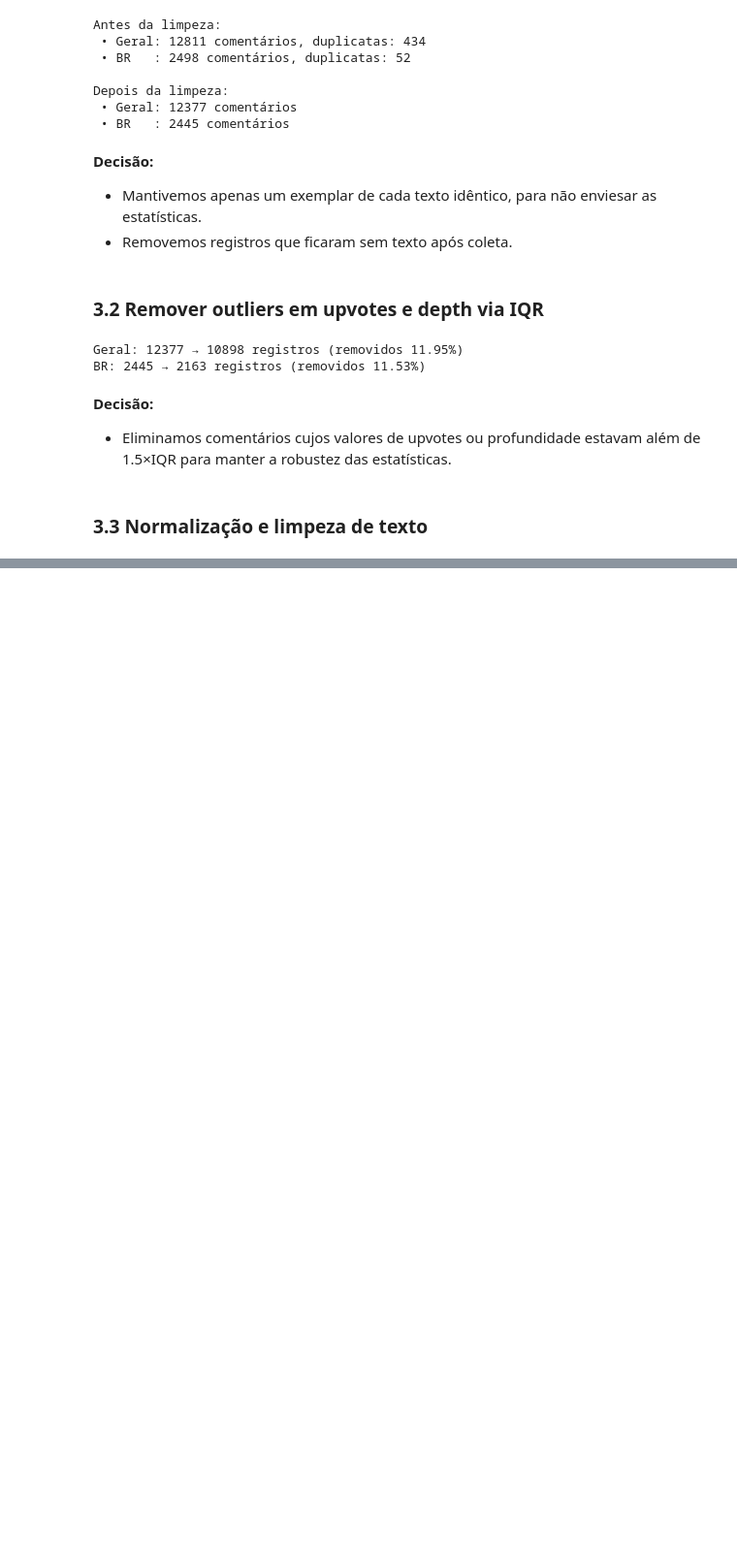
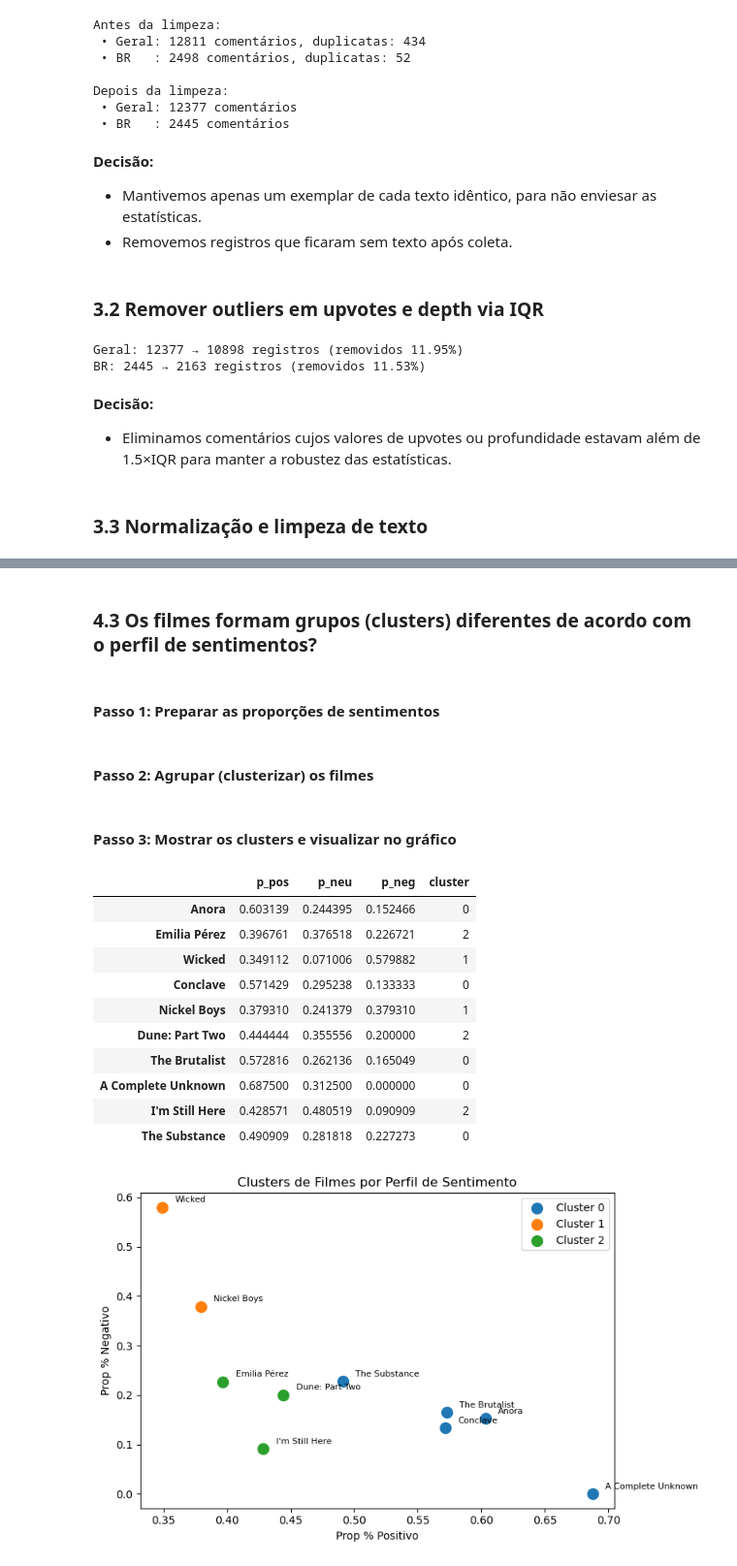
Before and after one commit to lucashsnery/Projeto-ICD, a Jupyter notebook: relatorio.ipynb, the cells around one changed output, grey strips where cells are left out. Shown at 97% size. Saved outputs shown, nothing was run; the diff lists cells and outputs as text; code cells hidden in the pictures; blank space fills up the shorter version.

```diff
--- a/relatorio.ipynb
+++ b/relatorio.ipynb
@@ -546,0 +546,56 @@ plt.show()
+# %% [markdown]
+### 4.3 Os filmes formam grupos (clusters) diferentes de acordo com o perfil de sentimentos?
+# %% [markdown]
+#### Passo 1: Preparar as proporções de sentimentos
+# %%
+df_prop = (
+    pd.DataFrame.from_dict(sentimentos_por_filme, orient='index')
+      .assign(total=lambda df: df[['positivo','neutro','negativo']].sum(axis=1))
+      .assign(
+         p_pos=lambda df: df['positivo']/df['total'],
+         p_neu=lambda df: df['neutro']/df['total'],
+         p_neg=lambda df: df['negativo']/df['total']
+      )
+    [['p_pos','p_neu','p_neg']]
+)
+# %% [markdown]
+#### Passo 2: Agrupar (clusterizar) os filmes
+# %%
+import warnings
+warnings.filterwarnings('ignore', message='.*memory leak on Windows with MKL.*')
+
+from sklearn.cluster import KMeans
+
+k = 3
+km = KMeans(n_clusters=k, random_state=42)
+df_prop['cluster'] = km.fit_predict(df_prop)
+# %% [markdown]
+#### Passo 3: Mostrar os clusters e visualizar no gráfico
+# %%
+display(df_prop[['p_pos','p_neu','p_neg','cluster']])
+
+fig, ax = plt.subplots(figsize=(8,5))
+for c in range(k):
+    sel = df_prop[df_prop['cluster']==c]
+    ax.scatter(sel['p_pos'], sel['p_neg'], label=f'Cluster {c}', s=100)
+    for filme in sel.index:
+        ax.text(sel.loc[filme,'p_pos']+0.01, sel.loc[filme,'p_neg']+0.01, filme, fontsize=8)
+ax.set_xlabel('Prop % Positivo')
+ax.set_ylabel('Prop % Negativo')
+ax.set_title('Clusters de Filmes por Perfil de Sentimento')
+ax.legend()
+plt.tight_layout()
+plt.show()
+# %% [output]
+|  | p_pos | p_neu | p_neg | cluster |
+| Anora | 0.603139 | 0.244395 | 0.152466 | 0 |
+| Emilia Pérez | 0.396761 | 0.376518 | 0.226721 | 2 |
+| Wicked | 0.349112 | 0.071006 | 0.579882 | 1 |
+| Conclave | 0.571429 | 0.295238 | 0.133333 | 0 |
+| Nickel Boys | 0.379310 | 0.241379 | 0.379310 | 1 |
+| Dune: Part Two | 0.444444 | 0.355556 | 0.200000 | 2 |
+| The Brutalist | 0.572816 | 0.262136 | 0.165049 | 0 |
+| A Complete Unknown | 0.687500 | 0.312500 | 0.000000 | 0 |
+| I'm Still Here | 0.428571 | 0.480519 | 0.090909 | 2 |
+| The Substance | 0.490909 | 0.281818 | 0.227273 | 0 |
+[figure, added]
```
Also changed, not shown: parts of 56 cells of this notebook.
